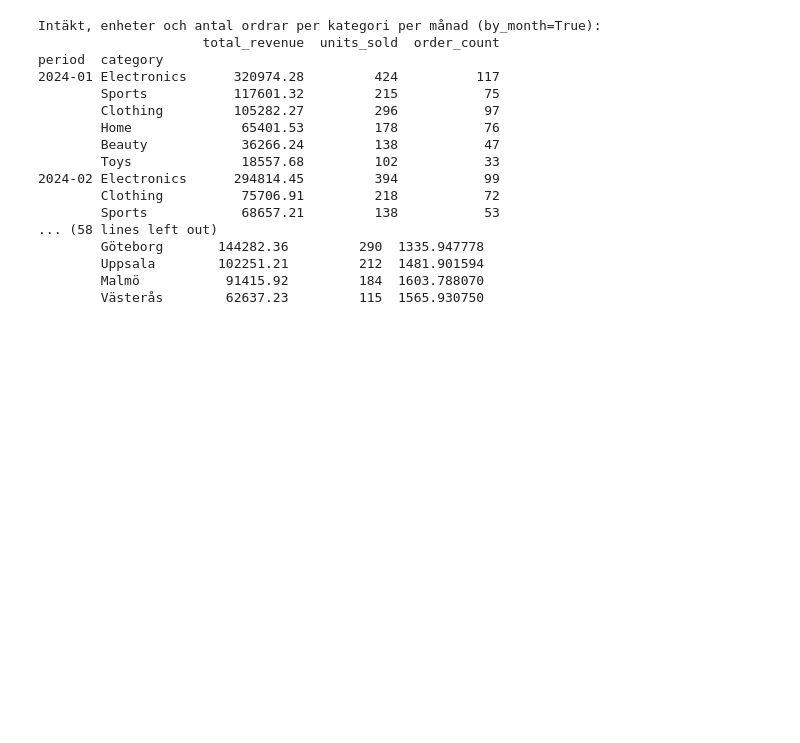
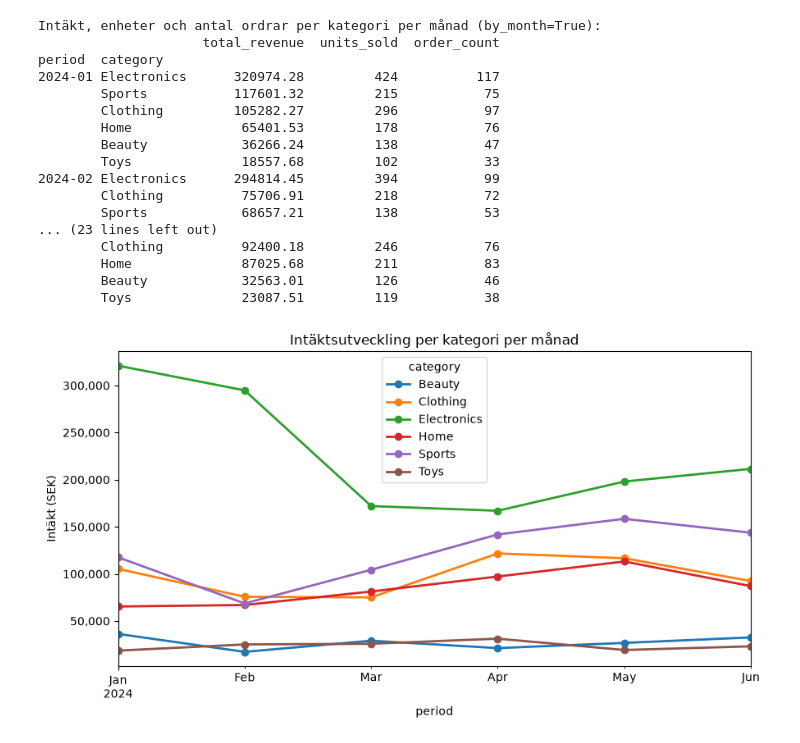
Before and after one commit to Sherif-iconvo/ecutbildning-DS26-termin1-py-dataanalys-exam-group5-uppgift, a Jupyter notebook: notebooks/report.ipynb, the cells around one changed output. Cells and saved outputs as stored; diff of their text form; code cells hidden in the pictures; blank space fills up the shorter version.

```diff
--- a/notebooks/report.ipynb
+++ b/notebooks/report.ipynb
@@ -50,33 +69,30 @@ Name: Weekday_orders, dtype: int64
 # %%
 # --- Vad säljer vi? / Var säljer vi? ---
 
 # category_performance(grupperar per månad och kategori):
 category_perf_summ = analyzer.category_performance(by_month=True)
 print("Intäkt, enheter och antal ordrar per kategori per månad (by_month=True):")
 print(category_perf_summ)
 
 print()
-print()
 
-# city_performance(grupperar per månad och city):
-city_perf_summ = analyzer.city_performance(by_month=True)
-print("Intäkt, enheter och AOV per stad per månad (by_month=True):")
-print(city_perf_summ)
+analyzer.plot_category_trends()
 # %% [output]
 Intäkt, enheter och antal ordrar per kategori per månad (by_month=True):
                      total_revenue  units_sold  order_count
 period  category
 2024-01 Electronics      320974.28         424          117
         Sports           117601.32         215           75
         Clothing         105282.27         296           97
         Home              65401.53         178           76
         Beauty            36266.24         138           47
         Toys              18557.68         102           33
 2024-02 Electronics      294814.45         394           99
         Clothing          75706.91         218           72
         Sports            68657.21         138           53
-... (58 lines left out)
-        Göteborg       144282.36         290  1335.947778
-        Uppsala        102251.21         212  1481.901594
-        Malmö           91415.92         184  1603.788070
-        Västerås        62637.23         115  1565.930750
+... (23 lines left out)
+        Clothing          92400.18         246           76
+        Home              87025.68         211           83
+        Beauty            32563.01         126           46
+        Toys              23087.51         119           38
+[figure, added]
```
Also changed, not shown: parts of 7 cells of this notebook, 3 other files.
